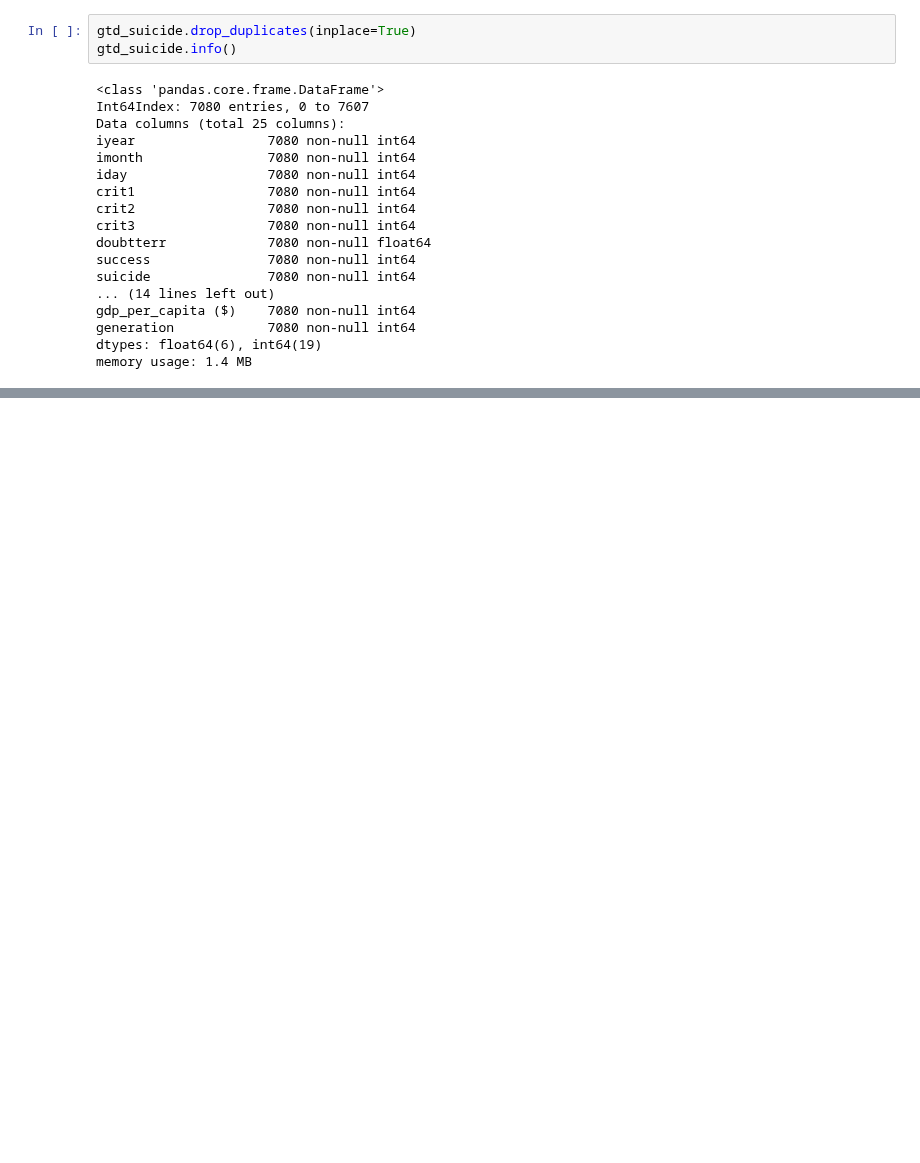
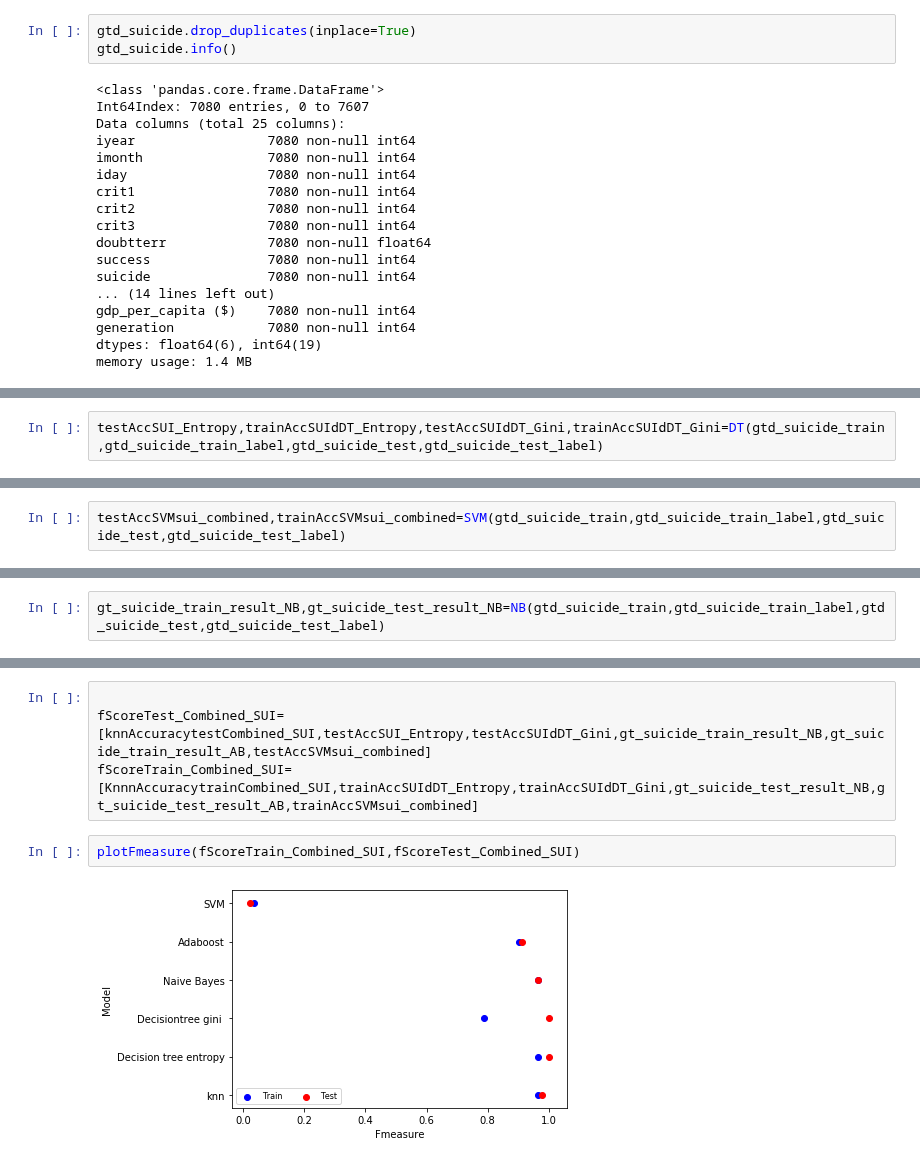
Before and after one commit to aghapygad336/MENA, a Jupyter notebook: gtd_happiness.ipynb, the cells around one changed output, grey strips where cells are left out. Saved outputs shown, nothing was run; the diff lists cells and outputs as text; blank space fills up the shorter version.

```diff
--- a/gtd_happiness.ipynb
+++ b/gtd_happiness.ipynb
@@ -677,0 +724,2 @@ gt_suicide_train_result,gt_suicide_test_result=LR(gtd_suicide_train,gtd_suicide_
+# %%
+testAccSUI_Entropy,trainAccSUIdDT_Entropy,testAccSUIdDT_Gini,trainAccSUIdDT_Gini=DT(gtd_suicide_train,gtd_suicide_train_label,gtd_suicide_test,gtd_suicide_test_label)
@@ -677,0 +744,2 @@ gt_suicide_train_result,gt_suicide_test_result=LR(gtd_suicide_train,gtd_suicide_
+# %%
+testAccSVMsui_combined,trainAccSVMsui_combined=SVM(gtd_suicide_train,gtd_suicide_train_label,gtd_suicide_test,gtd_suicide_test_label)
@@ -677,0 +759,2 @@ gt_suicide_train_result,gt_suicide_test_result=LR(gtd_suicide_train,gtd_suicide_
+# %%
+gt_suicide_train_result_NB,gt_suicide_test_result_NB=NB(gtd_suicide_train,gtd_suicide_train_label,gtd_suicide_test,gtd_suicide_test_label)
@@ -677,0 +774,8 @@ gt_suicide_train_result,gt_suicide_test_result=LR(gtd_suicide_train,gtd_suicide_
+# %%
+
+fScoreTest_Combined_SUI=[knnAccuracytestCombined_SUI,testAccSUI_Entropy,testAccSUIdDT_Gini,gt_suicide_train_result_NB,gt_suicide_train_result_AB,testAccSVMsui_combined]
+fScoreTrain_Combined_SUI=[KnnnAccuracytrainCombined_SUI,trainAccSUIdDT_Entropy,trainAccSUIdDT_Gini,gt_suicide_test_result_NB,gt_suicide_test_result_AB,trainAccSVMsui_combined]
+# %%
+plotFmeasure(fScoreTrain_Combined_SUI,fScoreTest_Combined_SUI)
+# %% [output]
+[figure, added]
```
Also changed, not shown: parts of 15 cells of this notebook.
